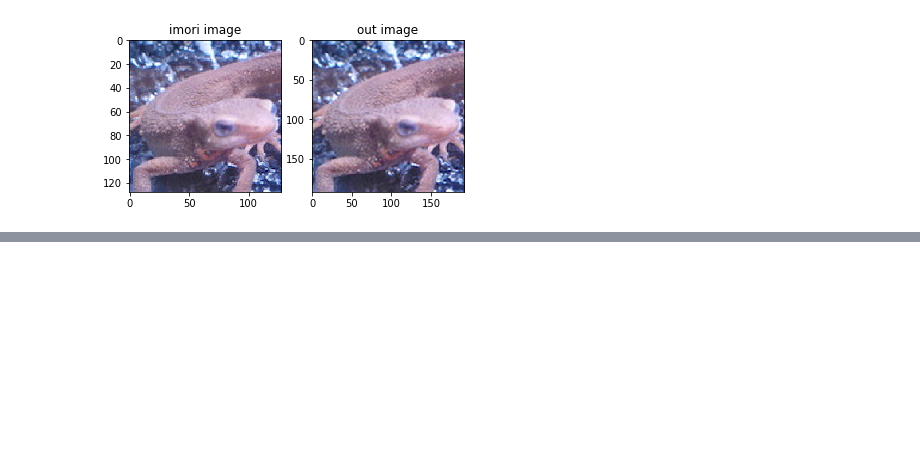
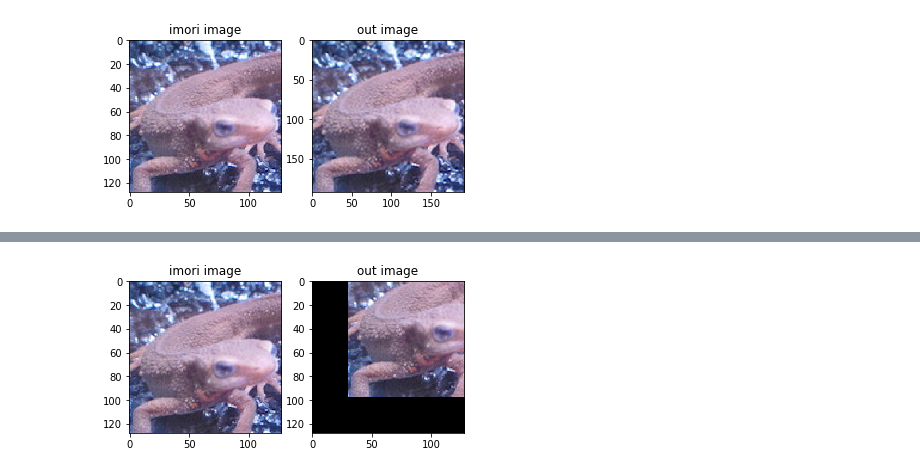
Before and after one commit to YYingH/Image_Processing_100, a Jupyter notebook: Question21_30.ipynb, the cells around one changed output, grey strips where cells are left out. Cells and saved outputs as stored; diff of their text form; code cells hidden in the pictures; blank space fills up the shorter version.

```diff
--- a/Question21_30.ipynb
+++ b/Question21_30.ipynb
@@ -402,0 +438,50 @@ plt.show()
+# %%
+def affine(img, a, b, c, d, tx, ty):
+    H, W, C = img.shape
+    # temporary image
+    _img = img
+    img = np.zeros((H+2, W+2, C), dtype = np.float32)
+    img[1:H+1, 1:W+1] = _img
+
+    # get new image shape
+    H_new = np.round(H * d).astype(np.int)
+    W_new = np.round(W * a).astype(np.int)
+
+    out = np.zeros((H_new+1, W_new+1, C), dtype=np.float32)
+
+    # get position of new image
+    x_new = np.tile(np.arange(W_new), (H_new, 1))
+    y_new = np.arange(H_new).repeat(H_new).reshape(H_new, -1)
+
+    # get position of original image by affine
+    adbc = a * d - b * c
+    x = np.round(( d * x_new - b * y_new) / adbc).astype(np.int) - tx + 1
+    y = np.round((-c * x_new + a * y_new) / adbc).astype(np.int) - ty + 1
+
+    x = np.minimum(np.maximum(x, 0), W+1).astype(np.int)
+    y = np.minimum(np.maximum(y, 0), H+1).astype(np.int)
+
+    # assign pixcel to new image
+    out[y_new, x_new] = img[y, x]
+    out = out[:H_new, :W_new]
+    out = out.astype(np.uint8)
+
+    return out
+
+# Read image
+img = cv2.imread("Dataset/others/imori.jpg").astype(np.float32)
+
+# Affine
+out = affine(img, a=1, b=0, c=0, d=1, tx=30, ty=-30)
+
+img = img.astype(np.uint8)
+out = out.astype(np.uint8)
+plt.subplot(1,2,1)
+plt.imshow(cv2.cvtColor(img,cv2.COLOR_BGR2RGB))
+plt.title('imori image')
+plt.subplot(1,2,2)
+plt.imshow(cv2.cvtColor(out,cv2.COLOR_BGR2RGB))
+plt.title('out image')
+plt.show()
+# %% [output]
+[figure, added]
```
Also changed, not shown: parts of 4 cells of this notebook.
